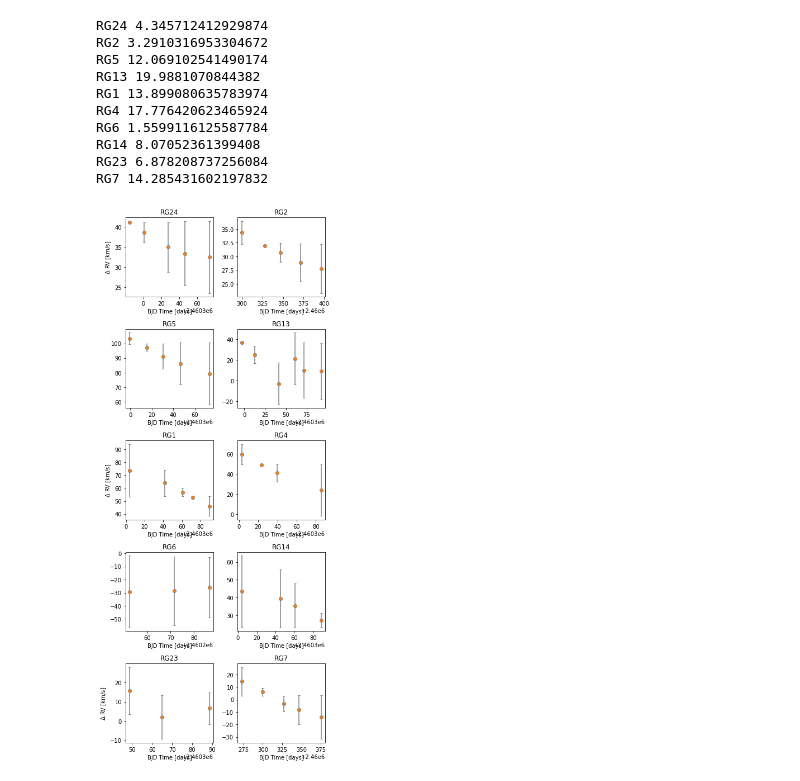
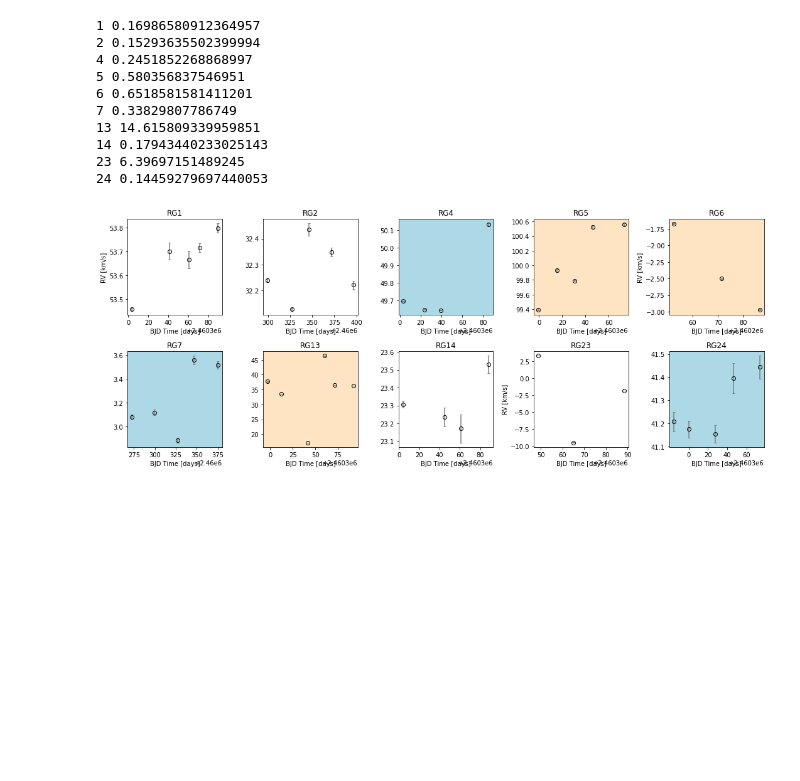
Before and after one commit to MaryumSayeed/ESPRESSO, a Jupyter notebook: scripts/read_fits.ipynb, the cells around one changed output. Drawn from its saved outputs; the diff is of its cells as text; code cells hidden in the pictures; blank space fills up the shorter version.

Commit message:
fixed error and rv values after talking to Andy

```diff
--- a/scripts/read_fits.ipynb
+++ b/scripts/read_fits.ipynb
@@ -53,22 +43,24 @@ for i,file in enumerate(files):
     with fits.open(file) as hdul:
         hdul = fits.open(file)
         header  = hdul[0].header
+        #print(header.cards['HIERARCH ESO QC CCF RV ERROR'])
         data    = hdul[1].data
         time    = header['HIERARCH ESO QC BJD']
         name    = header['OBJECT']
-        obj     = header['HIERARCH ESO OBS NAME'].split('-')[0]
-        print(obj)
+        obj     = int(header['HIERARCH ESO OBS NAME'].split('-')[0][2:])
+        #print(obj)
         ra,dec  = header['RA'], header['DEC']
         obs_T   = header['DATE-OBS'].split('T')[0]
         rv_val  =  header['HIERARCH ESO QC CCF RV']#header['HIERARCH ESO OCS OBJ RV'] #km/s
         rv_err  = header['HIERARCH ESO QC CCF RV ERROR'] #km/s
         sc = SkyCoord(ra=ra*u.deg, dec=dec*u.deg)
-
+        rv_corr = rv_val
+        err_corr = rv_err
         # correct for Earth's motion:
-        rv_corr = sc.radial_velocity_correction(kind='barycentric', obstime=Time(obs_T), location=vlt).to(u.km/u.s).value #to convert to km/s
-        err_corr = sc.radial_velocity_correction(kind='barycentric', obstime=Time(obs_T), location=vlt).to(u.km/u.s).value
-        rv_corr = rv_val + rv_corr + rv_val * rv_corr / c
-        err_corr = rv_err + err_corr + rv_err * err_corr / c
+#         rv_corr = sc.radial_velocity_correction(kind='barycentric', obstime=Time(obs_T), location=vlt).to(u.km/u.s).value #to convert to km/s
+#         err_corr = sc.radial_velocity_correction(kind='barycentric', obstime=Time(obs_T), location=vlt).to(u.km/u.s).value
+#         rv_corr = rv_val + rv_corr + rv_val * rv_corr / c
+        #err_corr = rv_err + err_corr + rv_err * err_corr / c
 
         if obj in obj_dir.keys():
             obj_dir[obj]['rv'].append(rv_corr)
@@ -85,4 +77,8 @@ for k, v in obj_dir.items():
 for i in range(len(targets_to_remove)):
     del obj_dir[targets_to_remove[i]]
 print(len(obj_dir.keys()))
+
+myKeys = list(obj_dir.keys())
+myKeys.sort()
+obj_dir = {i: obj_dir[i] for i in myKeys}
 # %% [output]
@@ -109,35 +106,41 @@ vr,min)/2:
 # %%
 #PLOT_PARAMS(LS=12)
-plt.figure(figsize=(6,14))
+plt.figure(figsize=(15,6))
 for i, (obj, dat) in enumerate(obj_dir.items()):
     if len(dat['time']) > 1:
         #print(obj,obj_dir[obj])
-        plt.subplot(5,2,i+1)
+        ax=plt.subplot(2,5,i+1)
         time    = np.array(obj_dir[obj]['time'])
         rv_vals = np.array(obj_dir[obj]['rv'])
         t0  = time[0]
         rv0 = rv_vals[0]
         K0 = (max(rv_vals)-min(rv_vals))/2.
+        yerr = obj_dir[obj]['err']
         print(obj, K0)
         plt.errorbar(time, rv_vals,
-                     yerr=obj_dir[obj]['err'],
-                     fmt='o', color='grey', mec='grey', mfc='C1', capsize=2)
+                     yerr=yerr,
+                     fmt='o', color='grey', mec='k', mfc='None', capsize=2)
         #plt.axhline(0, color='k',lw=1,ls='dotted')
-        plt.title(obj)
+        title = 'RG%s'%obj
+        plt.title(title)
+        if title in ['RG13','RG5','RG6']:
+            ax.set_facecolor('bisque')
+        elif title in ['RG4','RG24','RG13','RG7']:
+            ax.set_facecolor('lightblue')
     plt.xlabel(r'BJD Time [days]')
-    if i+1 in [1,5,9,13]: plt.ylabel(r'$\Delta$ RV [km/s]')
+    if i+1 in [1,5,9,13]: plt.ylabel(r'RV [km/s]')
 
 plt.tight_layout()
-# plt.savefig('.png', bbox_inches='tight', dpi=200)
+# plt.savefig('../plots/init_%s.png'%DATE, bbox_inches='tight', dpi=200)
 # %% [output]
-RG24 4.345712412929874
-RG2 3.2910316953304672
-RG5 12.069102541490174
-RG13 19.9881070844382
-RG1 13.899080635783974
-RG4 17.776420623465924
-RG6 1.5599116125587784
-RG14 8.07052361399408
-RG23 6.878208737256084
-RG7 14.285431602197832
+1 0.16986580912364957
+2 0.15293635502399994
+4 0.2451852268868997
+5 0.580356837546951
+6 0.6518581581411201
+7 0.33829807786749
+13 14.615809339959851
+14 0.17943440233025143
+23 6.39697151489245
+24 0.14459279697440053
-[figure, old version]
+[figure, new version]
```
Also changed, not shown: parts of 7 cells of this notebook.
